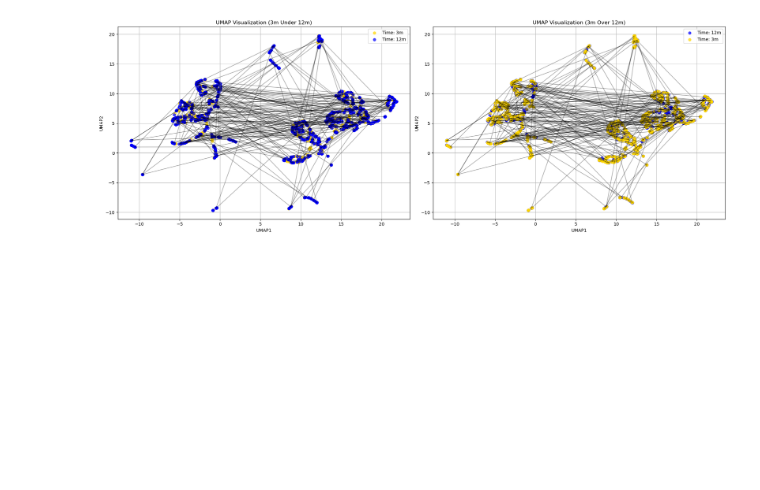
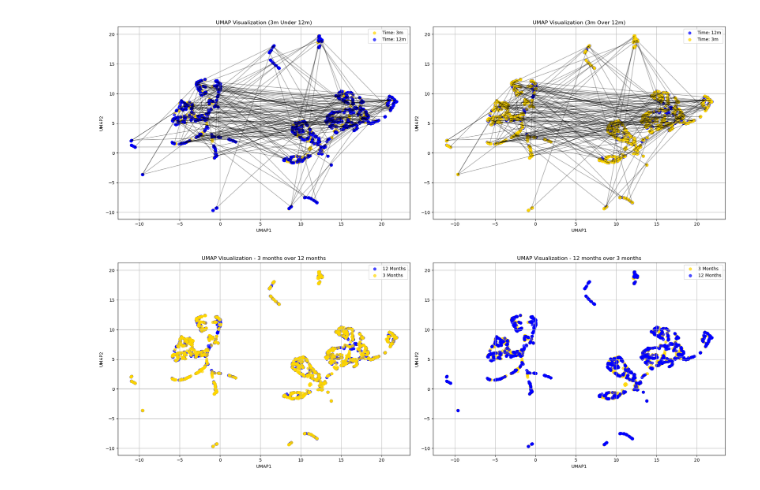
Before and after one commit to tomledeakin/avert_research, a Jupyter notebook: avert_analysis.ipynb, the cells around one changed output. Cells and saved outputs as stored; diff of their text form; code cells hidden in the pictures; blank space fills up the shorter version.

```diff
--- a/avert_analysis.ipynb
+++ b/avert_analysis.ipynb
@@ -250,3 +250,37 @@ Try using .loc[row_indexer,col_indexer] = value instead
 See the caveats in the documentation: https://pandas.pydata.org/pandas-docs/stable/user_guide/indexing.html#returning-a-view-versus-a-copy
   data_3m['Time'] = '3m'
 [figure]
+# %%
+# Create subplots to show one plot with gold over blue and another with blue over gold
+fig, axes = plt.subplots(1, 2, figsize=(20, 7))
+
+# Plot 1: Gold (3 Months) over Blue (12 Months)
+axes[0].scatter(
+    subset_12m['UMAP1'], subset_12m['UMAP2'], c='blue', alpha=0.7, label='12 Months'
+)
+axes[0].scatter(
+    subset_3m['UMAP1'], subset_3m['UMAP2'], c='gold', alpha=0.7, label='3 Months'
+)
+axes[0].set_title('UMAP Visualization - 3 months over 12 months')
+axes[0].set_xlabel('UMAP1')
+axes[0].set_ylabel('UMAP2')
+axes[0].legend()
+axes[0].grid(True)
+
+# Plot 2: Blue (12 Months) over Gold (3 Months)
+axes[1].scatter(
+    subset_3m['UMAP1'], subset_3m['UMAP2'], c='gold', alpha=0.7, label='3 Months'
+)
+axes[1].scatter(
+    subset_12m['UMAP1'], subset_12m['UMAP2'], c='blue', alpha=0.7, label='12 Months'
+)
+axes[1].set_title('UMAP Visualization - 12 months over 3 months')
+axes[1].set_xlabel('UMAP1')
+axes[1].set_ylabel('UMAP2')
+axes[1].legend()
+axes[1].grid(True)
+
+plt.tight_layout()
+plt.show()
+# %% [output]
+[figure, added]
```
Also changed, not shown: parts of 1 cell of this notebook.
